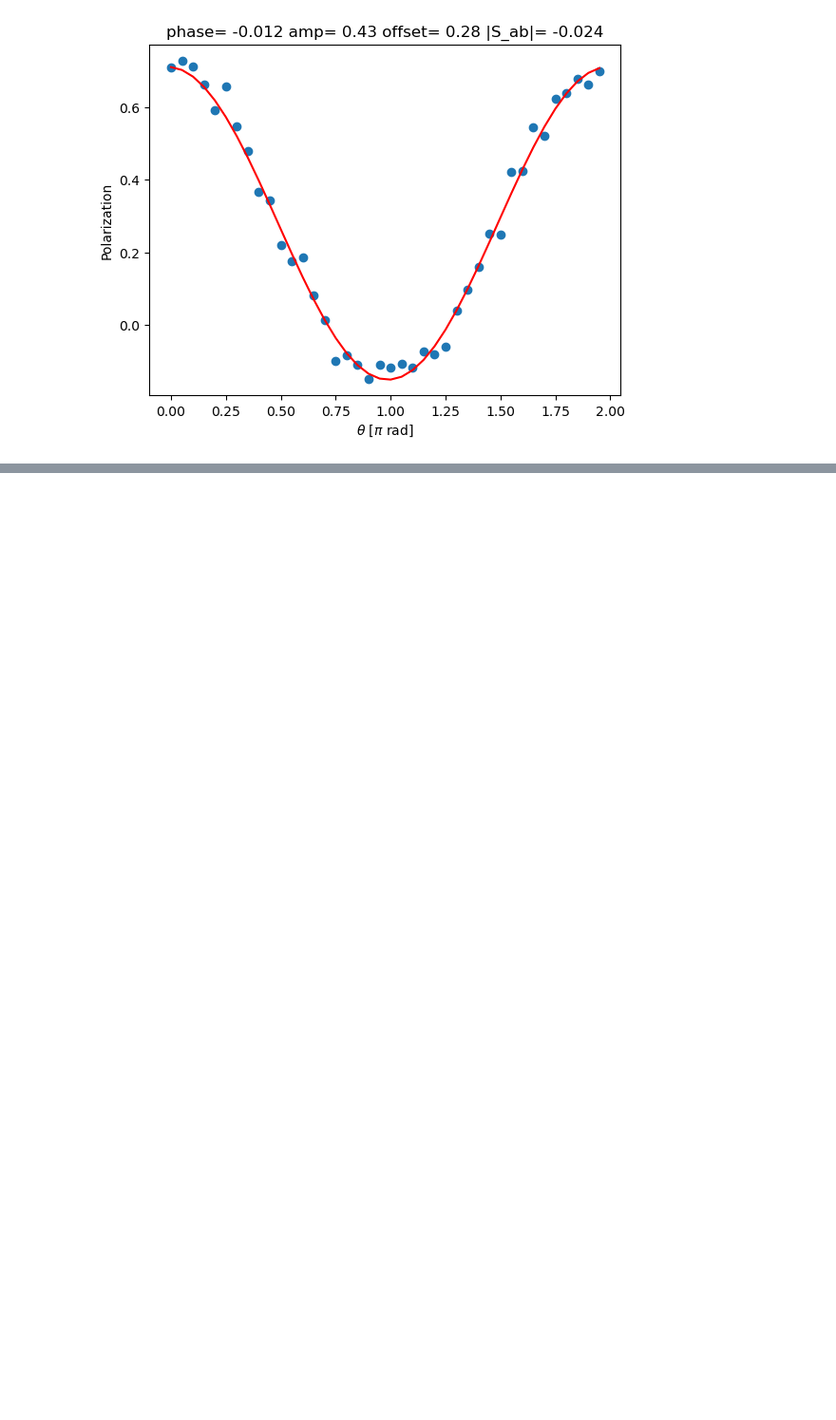
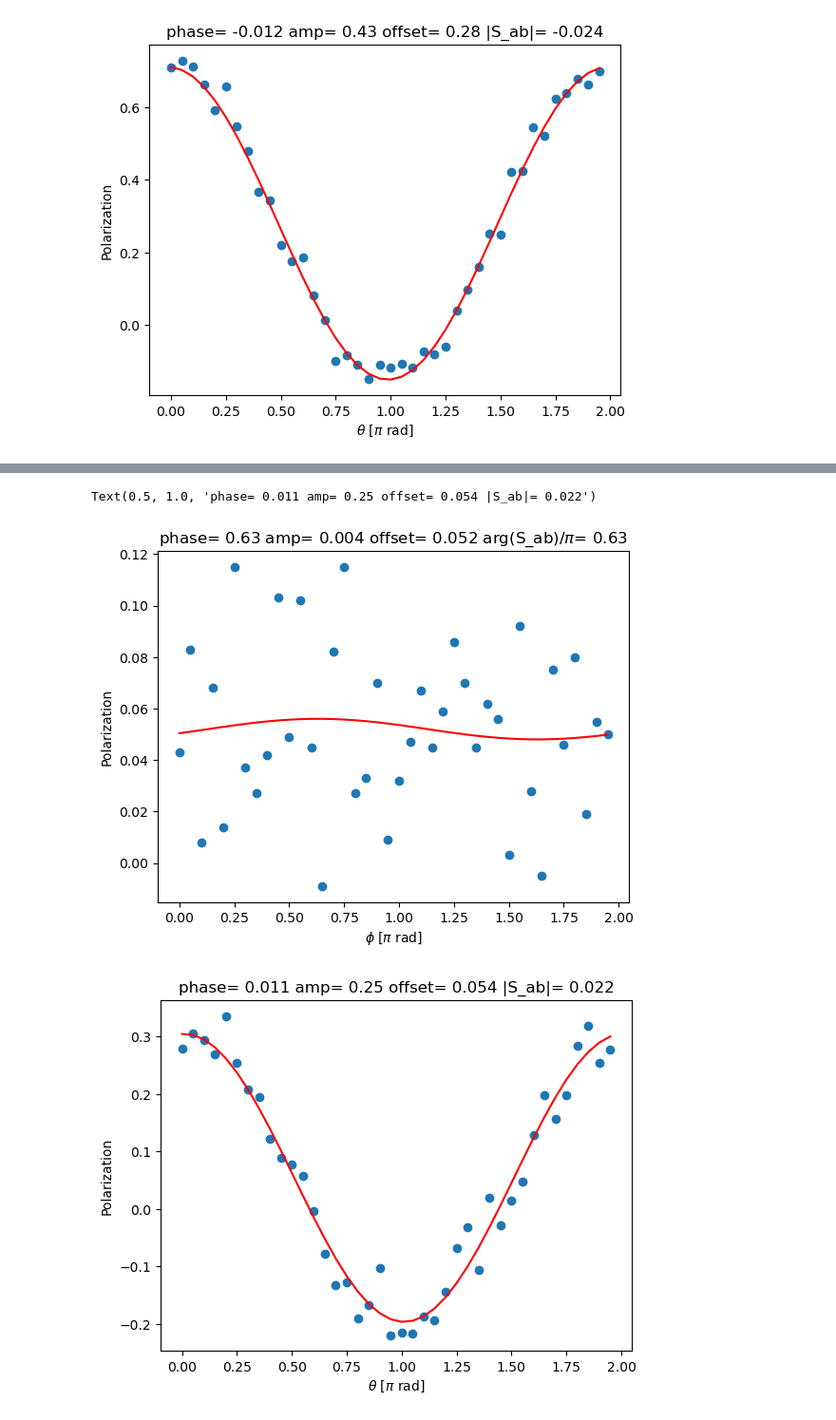
Before and after one commit to DaanTimmers/kitaevsim, a Jupyter notebook: Quantum double/Tomography Fittings.ipynb, the cells around one changed output, grey strips where cells are left out. Shown at 95% size. Drawn from its saved outputs; the diff is of its cells as text; code cells hidden in the pictures; blank space fills up the shorter version.

```diff
--- a/Quantum double/Tomography Fittings.ipynb
+++ b/Quantum double/Tomography Fittings.ipynb
@@ -238,0 +407,72 @@ Text(0.5, 1.0, 'phase= -0.012 amp= 0.43 offset= 0.28 |S_ab|= -0.024')
+# %%
+# @title S = 0
+
+import numpy as np
+import matplotlib.pyplot as plt
+from scipy.optimize import curve_fit
+
+num_point = 40
+angles= np.array([i*np.pi*2/num_point for i in range(num_point)])
+pols = np.array(
+[ 0.043,  0.083 , 0.008,  0.068  ,0.014,  0.115  ,0.037,  0.027  ,0.042,  0.103,
+  0.049,  0.102 , 0.045, -0.009 , 0.082 , 0.115 , 0.027 , 0.033 , 0.07  , 0.009,
+  0.032,  0.047 , 0.067 , 0.045 , 0.059 , 0.086 , 0.07  , 0.045 , 0.062 , 0.056,
+  0.003 , 0.092,  0.028 ,-0.005,  0.075 , 0.046 , 0.08  , 0.019,  0.055 , 0.05 ]
+ )
+
+def func(x, a, b, c):
+  return np.cos(x-a*np.pi)*b + c
+from math import log10, floor
+def round_sig(x, sig=2):
+  return round(x, sig-int(floor(log10(abs(x))))-1)
+
+args, cov = curve_fit(func, angles, pols)
+plt.figure(1)
+if args[1]<0:
+  args[1] = - args[1]
+  args[0] = np.mod(args[0]+1, 2)
+  if args[0] > 1:
+    args[0] -=2
+args = [round_sig(i, 2) for i in args]
+plt.scatter(angles/np.pi, pols)
+plt.plot(angles/np.pi, func(angles, *args), color='r')
+plt.ylabel('Polarization')
+plt.xlabel(r'$\phi$ [$\pi$ rad]')
+plt.title('phase= ' + str(args[0]) + ' amp= ' + str(args[1]) + ' offset= ' + str(args[2])+' arg(S_ab)/$\pi$= '+str(args[0]))
+
+import numpy as np
+import matplotlib.pyplot as plt
+from scipy.optimize import curve_fit
+
+num_point = 40
+angles= np.array([i*np.pi*2/num_point for i in range(num_point)])
+pols = np.array(
+[ 0.278 , 0.305  ,0.293,  0.269  ,0.335,  0.253  ,0.207,  0.195  ,0.121 , 0.089,
+  0.078 , 0.057 ,-0.004 ,-0.078 ,-0.132, -0.128 ,-0.19 , -0.167 ,-0.103 ,-0.219,
+ -0.214 ,-0.216 ,-0.187 ,-0.194 ,-0.144, -0.068 ,-0.032, -0.106 , 0.019 ,-0.029,
+  0.014  ,0.047,  0.128 , 0.197,  0.156 , 0.197,  0.284 , 0.318,  0.253  ,0.276]
+ )
+
+def func(x, a, b, c):
+  return np.cos(x-a*np.pi)*b + c
+from math import log10, floor
+def round_sig(x, sig=2):
+  return round(x, sig-int(floor(log10(abs(x))))-1)
+
+args, cov = curve_fit(func, angles, pols)
+plt.figure(2)
+if args[1]<0:
+  args[1] = - args[1]
+  args[0] = np.mod(args[0]+1, 2)
+  if args[0] > 1:
+    args[0] -=2
+args = [round_sig(i, 2) for i in args]
+plt.scatter(angles/np.pi, pols)
+plt.plot(angles/np.pi, func(angles, *args), color='r')
+plt.ylabel('Polarization')
+plt.xlabel(r'$\theta$ [$\pi$ rad]')
+plt.title('phase= ' + str(args[0]) + ' amp= ' + str(args[1]) + ' offset= ' + str(args[2])+' |S_ab|= '+str(args[0]*2))
+# %% [output]
+Text(0.5, 1.0, 'phase= 0.011 amp= 0.25 offset= 0.054 |S_ab|= 0.022')
+[figure, added]
+[figure, added]
```
Also changed, not shown: parts of 4 cells of this notebook.
